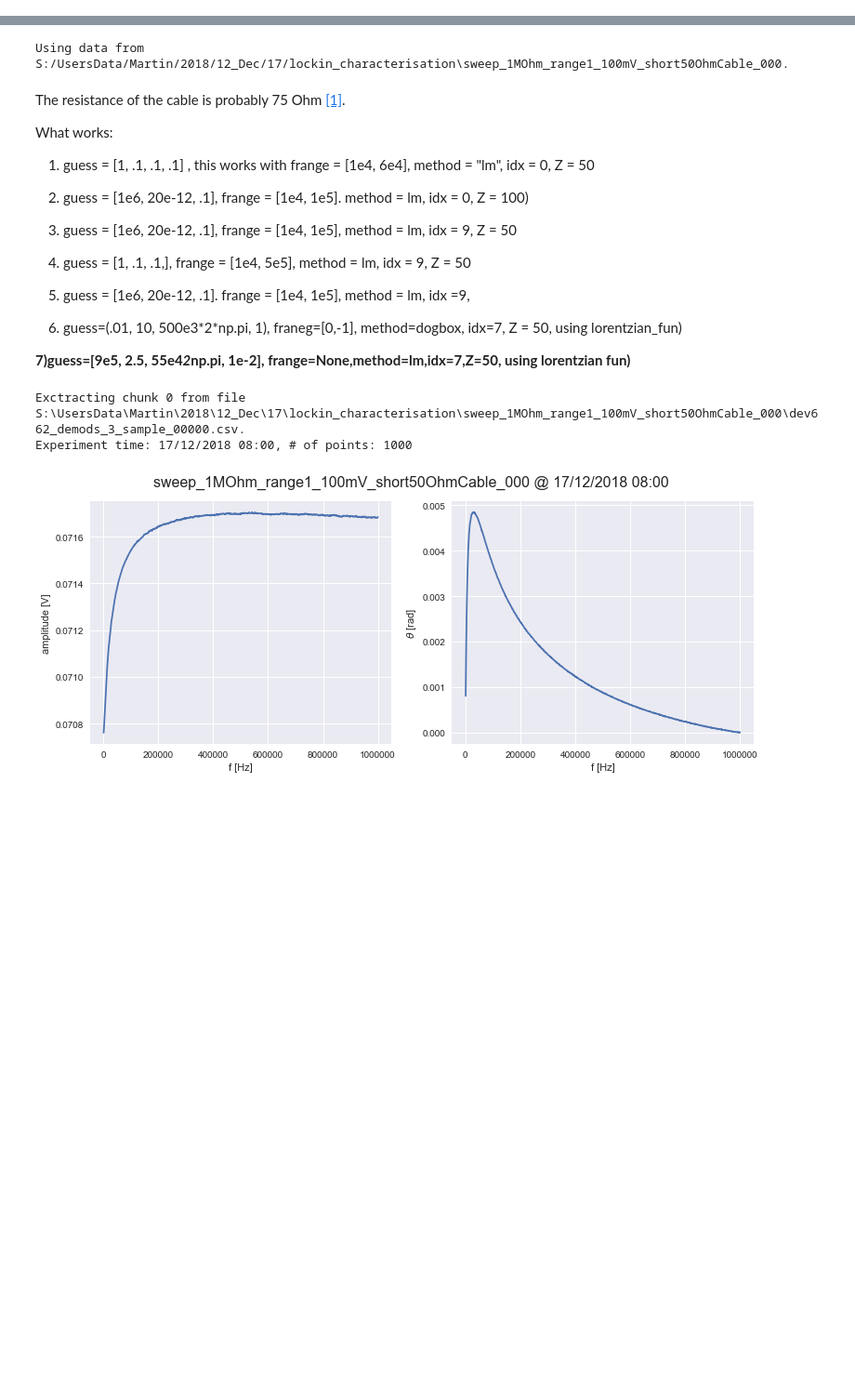
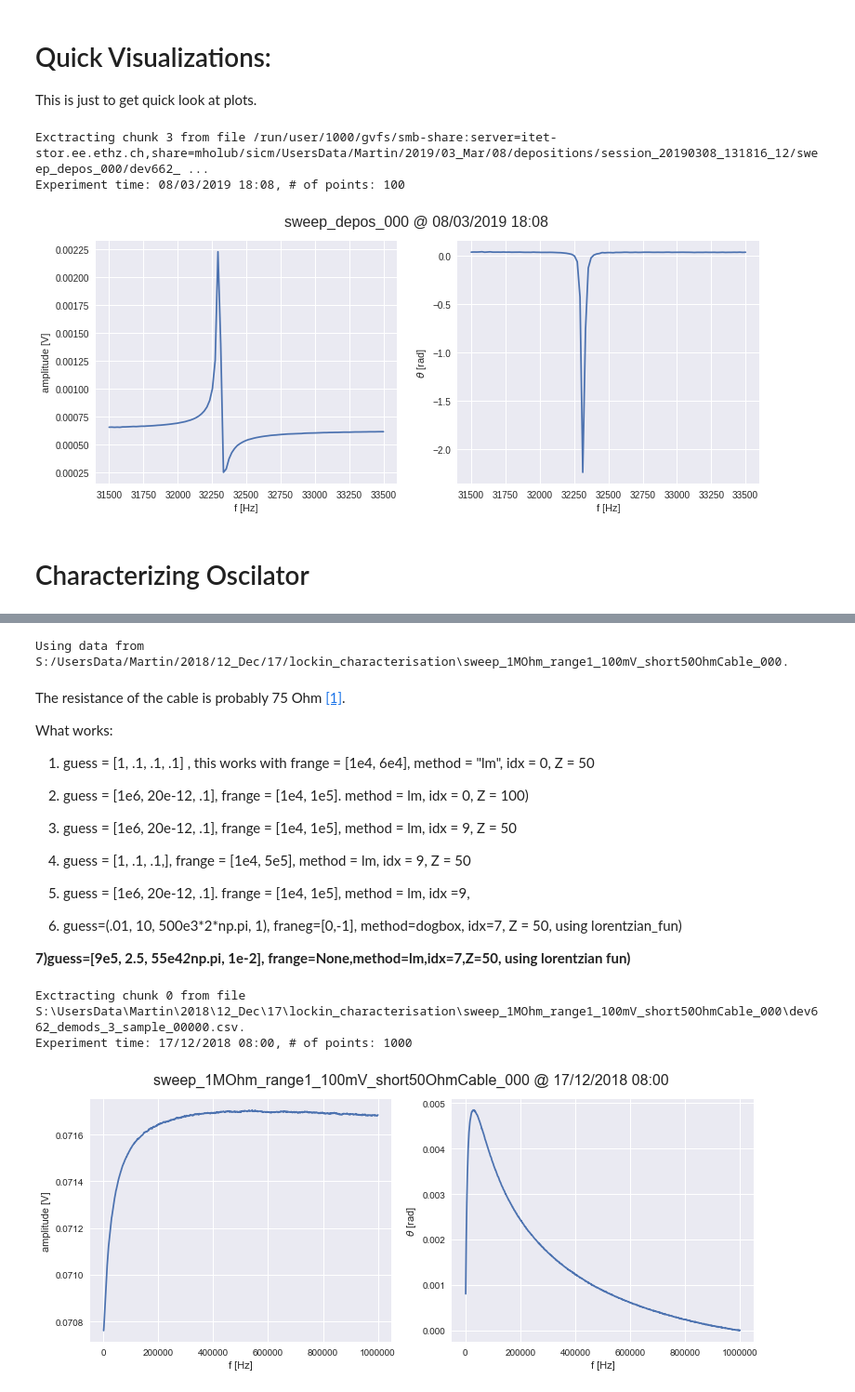
Before and after one commit to martinholub/sicm, a Jupyter notebook: notebooks/lockin.ipynb, the cells around one changed output, grey strips where cells are left out. Shown: that part at 93% size. Saved outputs shown, nothing was run; the diff lists cells and outputs as text; code cells hidden in the pictures; blank space fills up the shorter version.

```diff
--- a/notebooks/lockin.ipynb
+++ b/notebooks/lockin.ipynb
@@ -15,3 +12,16 @@ The autoreload extension is already loaded. To reload it, use:
+# %% [markdown]
+# Quick Visualizations:
+This is just to get quick look at plots.
+# %%
+li = LockIn("/run/user/1000/gvfs/smb-share:server=itet-stor.ee.ethz.ch,share=mholub/sicm/UsersData/Martin/2019/03_Mar/08/depositions/session_20190308_131816_12/sweep_depos_000",
+           chunk = 3)
+li.plot()
+# %% [output]
+Exctracting chunk 3 from file /run/user/1000/gvfs/smb-share:server=itet-stor.ee.ethz.ch,share=mholub/sicm/UsersData/Martin/2019/03_Mar/08/depositions/session_20190308_131816_12/sweep_depos_000/dev662_ ...
+Experiment time: 08/03/2019 18:08, # of points: 100
+[figure, added]
+# %% [markdown]
+# Characterizing Oscilator
 # %%
 parent = "S:/UsersData/Martin/2018/12_Dec/17/lockin_characterisation"
 files = glob.glob(parent + "/*/dev662_demods_[0-9]_sample_00000.csv")
```
Also changed, not shown: parts of 2 cells of this notebook, 3 other files.
